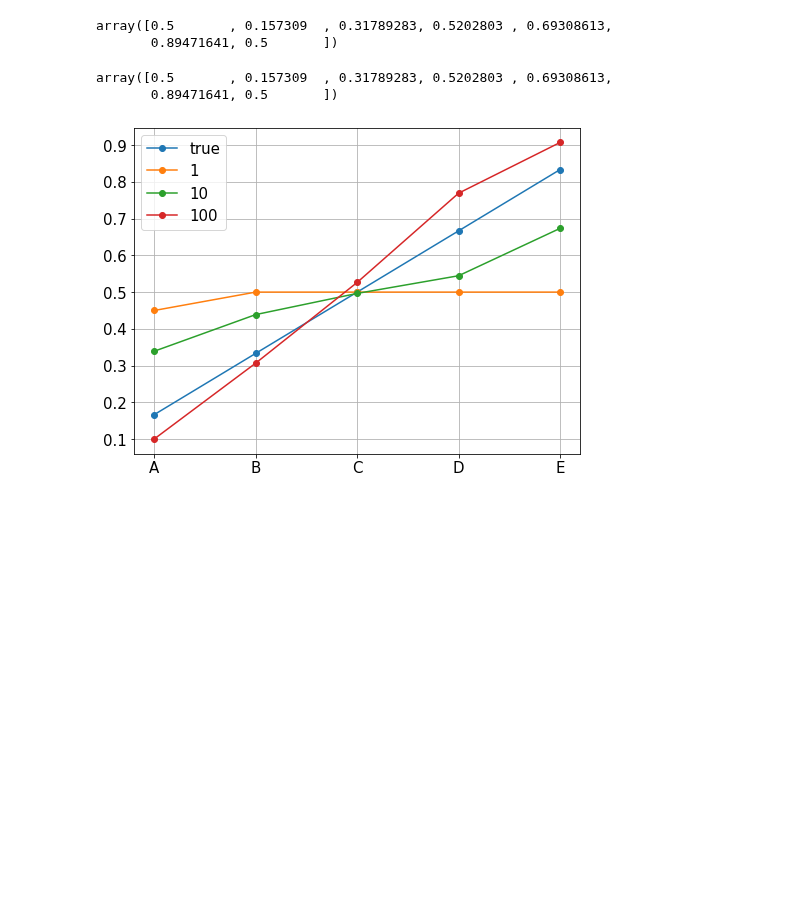
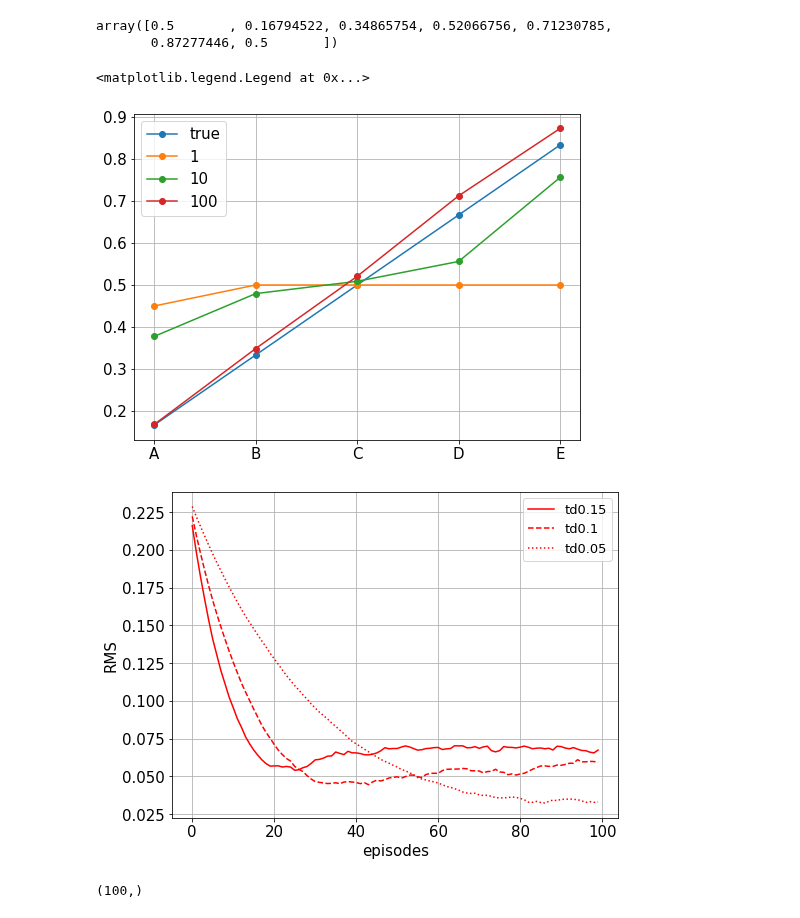
Before and after one commit to ha5ha6/judy_blog, a Jupyter notebook: _notebooks/randomwalk.ipynb, the cells around one changed output. Drawn from its saved outputs; the diff is of its cells as text; code cells hidden in the pictures; blank space fills up the shorter version.

```diff
--- a/_notebooks/randomwalk.ipynb
+++ b/_notebooks/randomwalk.ipynb
@@ -4,7 +4,6 @@ import matplotlib.pyplot as plt
 
 states=[0,1,2,3,4,5,6]
 actions=[-1,1]
-lr=0.1
 V_true=np.arange(1,6)/6.0
 
 def step(s,a):
@@ -19,10 +18,10 @@ def step(s,a):
         return s_,0,False
 
 
-def get_v(n_eps):
+def get_td_v(n_eps,lr):
 
     V=np.ones(len(states))*0.5
-
+    rms=[]
 
     for ep in range(n_eps):
 
@@ -45,22 +44,19 @@ def get_v(n_eps):
             if done:
                 break
 
-    return V
+        rms.append(np.sqrt(np.sum(np.power(V_true-V[1:6],2))/5.0))
 
-v1=get_v(1)
-v10=get_v(10)
-v100=get_v(100)
+    return V,rms
+
+v1,rms1=get_td_v(1,lr=0.1)
+v10,rms10=get_td_v(10,lr=0.1)
+v100,rms100=get_td_v(100,lr=0.1)
-# %%
-v1
-# %% [output]
-array([0.5       , 0.157309  , 0.31789283, 0.5202803 , 0.69308613,
-       0.89471641, 0.5       ])
 # %%
 v10
 v100
 # %% [output]
-array([0.5       , 0.157309  , 0.31789283, 0.5202803 , 0.69308613,
-       0.89471641, 0.5       ])
+array([0.5       , 0.16794522, 0.34865754, 0.52066756, 0.71230785,
+       0.87277446, 0.5       ])
 # %%
 plt.figure(figsize=(8,6))
 plt.plot(range(1,6),V_true,'-o',label='true')
@@ -71,6 +67,7 @@ plt.grid()
 plt.xticks(range(1,6),('A','B','C','D','E'),fontsize=15)
 plt.yticks(fontsize=15)
 plt.legend(fontsize=15)
-plt.savefig('td_randomwalk.png',dpi=350)
+#plt.savefig('td_randomwalk.png',dpi=350)
 # %% [output]
+<matplotlib.legend.Legend at 0x...>
-[figure, old version]
+[figure, new version]
@@ -76,0 +106,36 @@ plt.savefig('td_randomwalk.png',dpi=350)
+# %%
+lr_td=[0.15,0.1,0.05]
+lr_mc=[0.01,0.02,0.03,0.04]
+
+ls=['-','--',':','-.']
+plt.figure(figsize=(8,6))
+
+for i,lr in enumerate(lr_td):
+    rms_all=[]
+    for j in range(100):
+        _,rms=get_td_v(100,lr=lr)
+        rms_all.append(rms)
+
+    plt.plot(np.array(rms_all).mean(axis=0),color='r',label='td'+str(lr),linestyle=ls[i])
+
+for i,lr in enumerate(lr_mc):
+    rms_all=[]
+    for j in range(100):
+        _,rms=get_mc_v(100,lr=lr)
+        rms_all.append(rms)
+
+    #plt.plot(rms,color='b',label='mc'+str(lr),linestyle=ls[i])
+
+plt.legend(loc='upper right',fontsize=13)
+plt.grid()
+plt.xticks(fontsize=15)
+plt.yticks(fontsize=15)
+plt.xlabel('episodes',fontsize=15)
+plt.ylabel('RMS',fontsize=15)
+plt.savefig('td_md_randomwalk.png',dpi=350)
+# %% [output]
+[figure, added]
+# %%
+np.array(rms_all).mean(axis=0).shape
+# %% [output]
+(100,)
```
Also changed, not shown: parts of 1 cell of this notebook, 5 other files.
